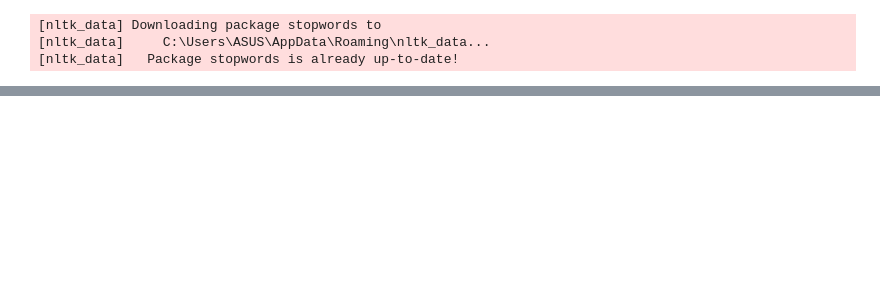
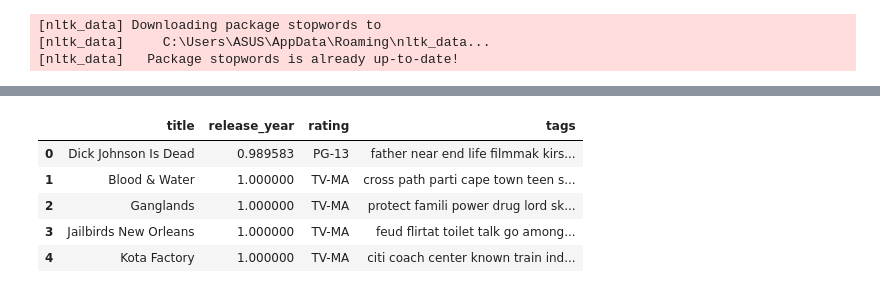
Before and after one commit to Creator-Turbo/NF_Recommendations_ml, a Jupyter notebook: notebook/ml.ipynb, the cells around one changed output, grey strips where cells are left out. Drawn from its saved outputs; the diff is of its cells as text; code cells hidden in the pictures; blank space fills up the shorter version.

```diff
--- a/notebook/ml.ipynb
+++ b/notebook/ml.ipynb
@@ -265,0 +317,15 @@ nf_movies['description'][203]
+# %%
+# Download required NLTK package
+nltk.download('punkt')
+
+# Initialize the Porter Stemmer
+stemmer = PorterStemmer()
+
+# Function to apply stemming
+def apply_stemming(text):
+    tokens = word_tokenize(text)  # Tokenize text
+    stemmed_tokens = [stemmer.stem(token) for token in tokens]  # Apply stemming
+    return ' '.join(stemmed_tokens)  # Join tokens back into a string
+
+# Apply stemming to the 'description' column
+nf_movies['description'] = nf_movies['description'].astype(str).apply(apply_stemming)
@@ -265,0 +336,6 @@ nf_movies['description'][203]
+# %%
+nf_movies['tags'] = nf_movies['description'] + nf_movies['cast'] + nf_movies['type'] + nf_movies['cast'] + nf_movies['director']
+# %%
+# # Drop specified columns
+# nf_movies = nf_movies.drop(columns=['description', 'cast', 'type', 'director'], inplace=True)
+nf_movies = nf_movies.drop(columns=['description','cast','type','director'],axis = 1)
@@ -265,0 +357,14 @@ nf_movies['description'][203]
+# %%
+from sklearn.preprocessing import MinMaxScaler
+
+scaler = MinMaxScaler()
+nf_movies['release_year'] = scaler.fit_transform(nf_movies[['release_year']])
+# %%
+nf_movies.head()
+# %% [output]
+|  | title | release_year | rating | tags |
+| 0 | Dick Johnson Is Dead | 0.989583 | PG-13 | father near end life filmmak kirs... |
+| 1 | Blood & Water | 1.000000 | TV-MA | cross path parti cape town teen s... |
+| 2 | Ganglands | 1.000000 | TV-MA | protect famili power drug lord sk... |
+| 3 | Jailbirds New Orleans | 1.000000 | TV-MA | feud flirtat toilet talk go among... |
+| 4 | Kota Factory | 1.000000 | TV-MA | citi coach center known train ind... |
```
Also changed, not shown: parts of 23 cells of this notebook.
